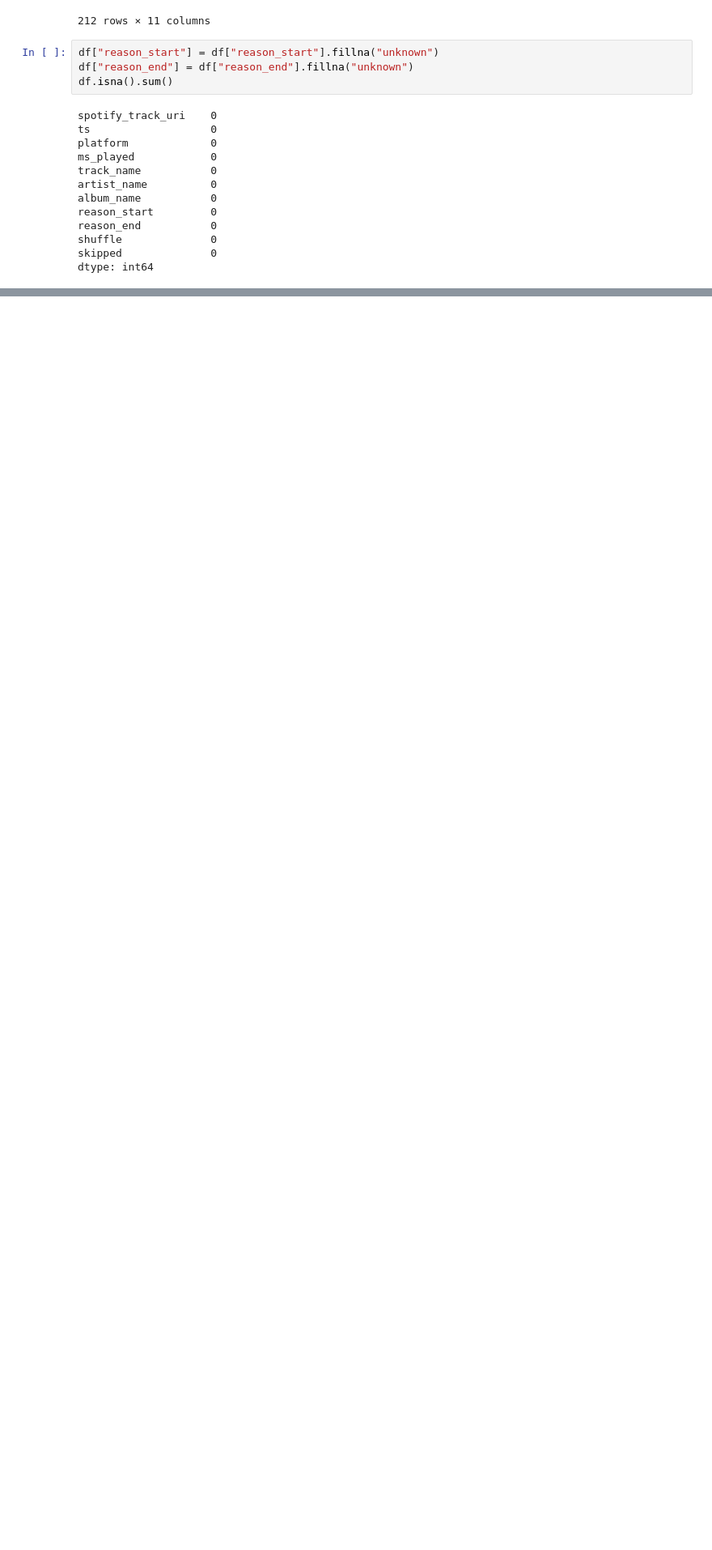
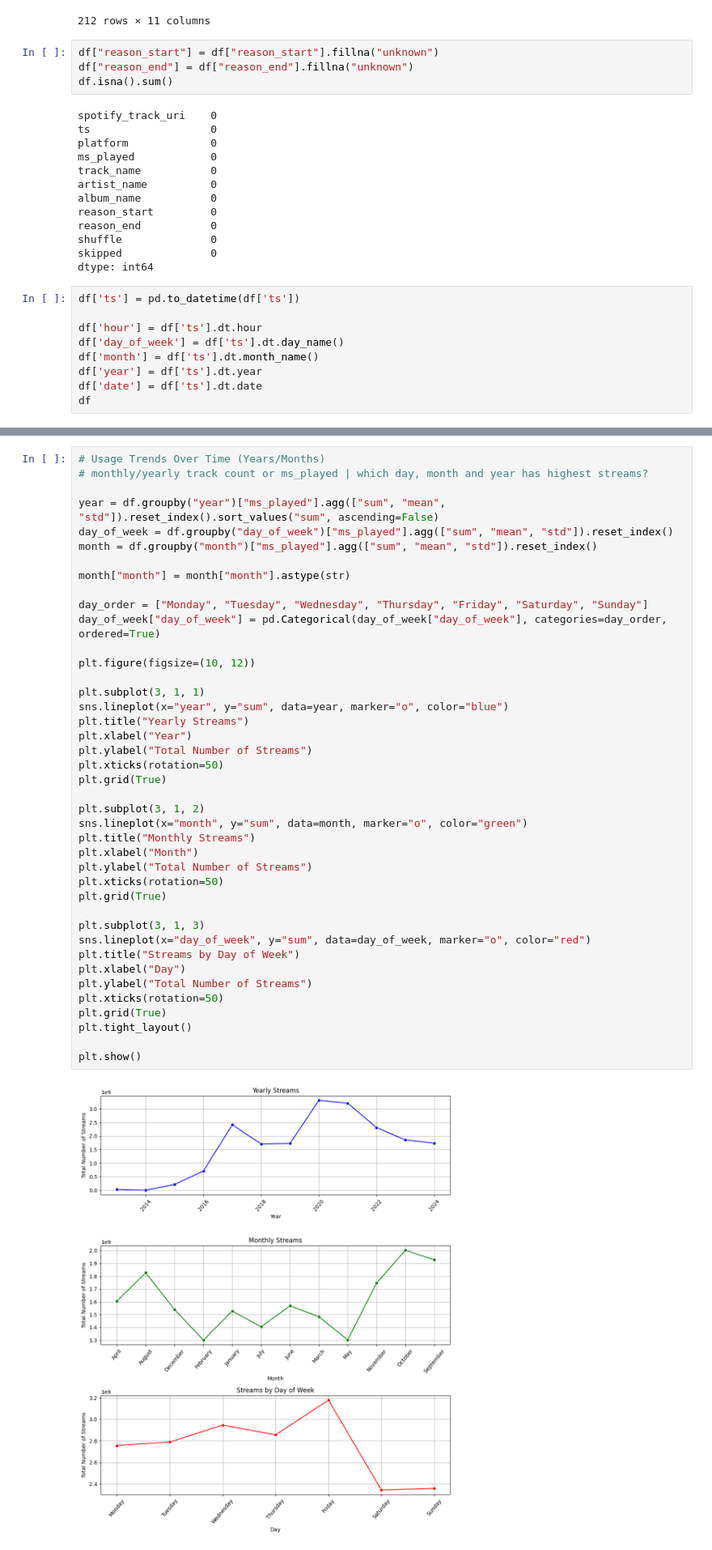
Before and after one commit to jp-asadon/spotify_analysis, a Jupyter notebook: notebook.ipynb, the cells around one changed output, grey strips where cells are left out. Shown at 81% size. Cells and saved outputs as stored; diff of their text form; blank space fills up the shorter version.

Commit message:
added more visualization

```diff
--- a/notebook.ipynb
+++ b/notebook.ipynb
@@ -103,3 +103,12 @@ reason_end           0
 shuffle              0
 skipped              0
 dtype: int64
+# %%
+df['ts'] = pd.to_datetime(df['ts'])
+
+df['hour'] = df['ts'].dt.hour
+df['day_of_week'] = df['ts'].dt.day_name()
+df['month'] = df['ts'].dt.month_name()
+df['year'] = df['ts'].dt.year
+df['date'] = df['ts'].dt.date
+df
@@ -105,0 +129,43 @@ dtype: int64
+# %%
+# Usage Trends Over Time (Years/Months)
+# monthly/yearly track count or ms_played | which day, month and year has highest streams?
+
+year = df.groupby("year")["ms_played"].agg(["sum", "mean", "std"]).reset_index().sort_values("sum", ascending=False)
+day_of_week = df.groupby("day_of_week")["ms_played"].agg(["sum", "mean", "std"]).reset_index()
+month = df.groupby("month")["ms_played"].agg(["sum", "mean", "std"]).reset_index()
+
+month["month"] = month["month"].astype(str)
+
+day_order = ["Monday", "Tuesday", "Wednesday", "Thursday", "Friday", "Saturday", "Sunday"]
+day_of_week["day_of_week"] = pd.Categorical(day_of_week["day_of_week"], categories=day_order, ordered=True)
+
+plt.figure(figsize=(10, 12))
+
+plt.subplot(3, 1, 1)
+sns.lineplot(x="year", y="sum", data=year, marker="o", color="blue")
+plt.title("Yearly Streams")
+plt.xlabel("Year")
+plt.ylabel("Total Number of Streams")
+plt.xticks(rotation=50)
+plt.grid(True)
+
+plt.subplot(3, 1, 2)
+sns.lineplot(x="month", y="sum", data=month, marker="o", color="green")
+plt.title("Monthly Streams")
+plt.xlabel("Month")
+plt.ylabel("Total Number of Streams")
+plt.xticks(rotation=50)
+plt.grid(True)
+
+plt.subplot(3, 1, 3)
+sns.lineplot(x="day_of_week", y="sum", data=day_of_week, marker="o", color="red")
+plt.title("Streams by Day of Week")
+plt.xlabel("Day")
+plt.ylabel("Total Number of Streams")
+plt.xticks(rotation=50)
+plt.grid(True)
+plt.tight_layout()
+
+plt.show()
+# %% [output]
+[figure, added]
```
Also changed, not shown: parts of 5 cells of this notebook.
